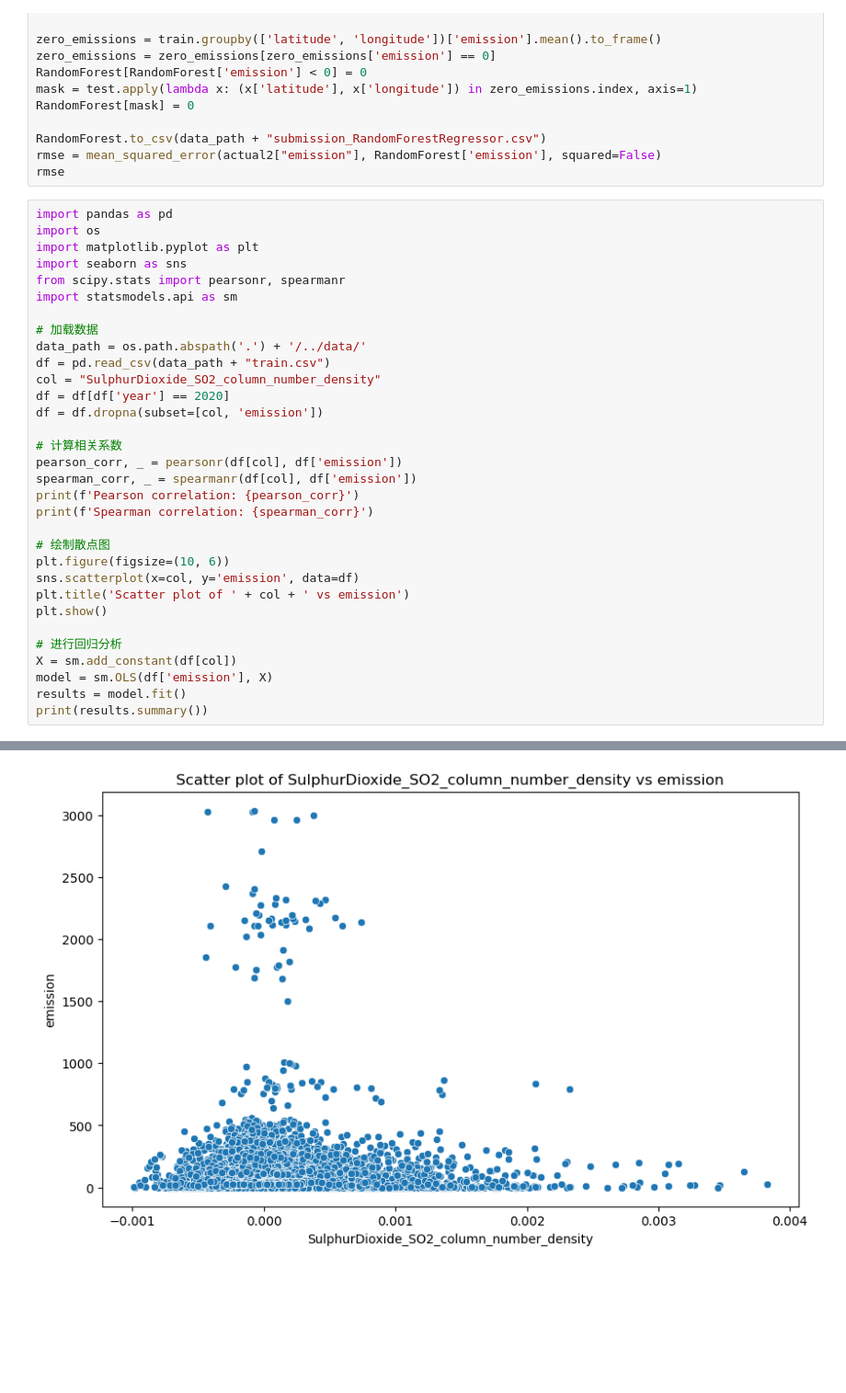
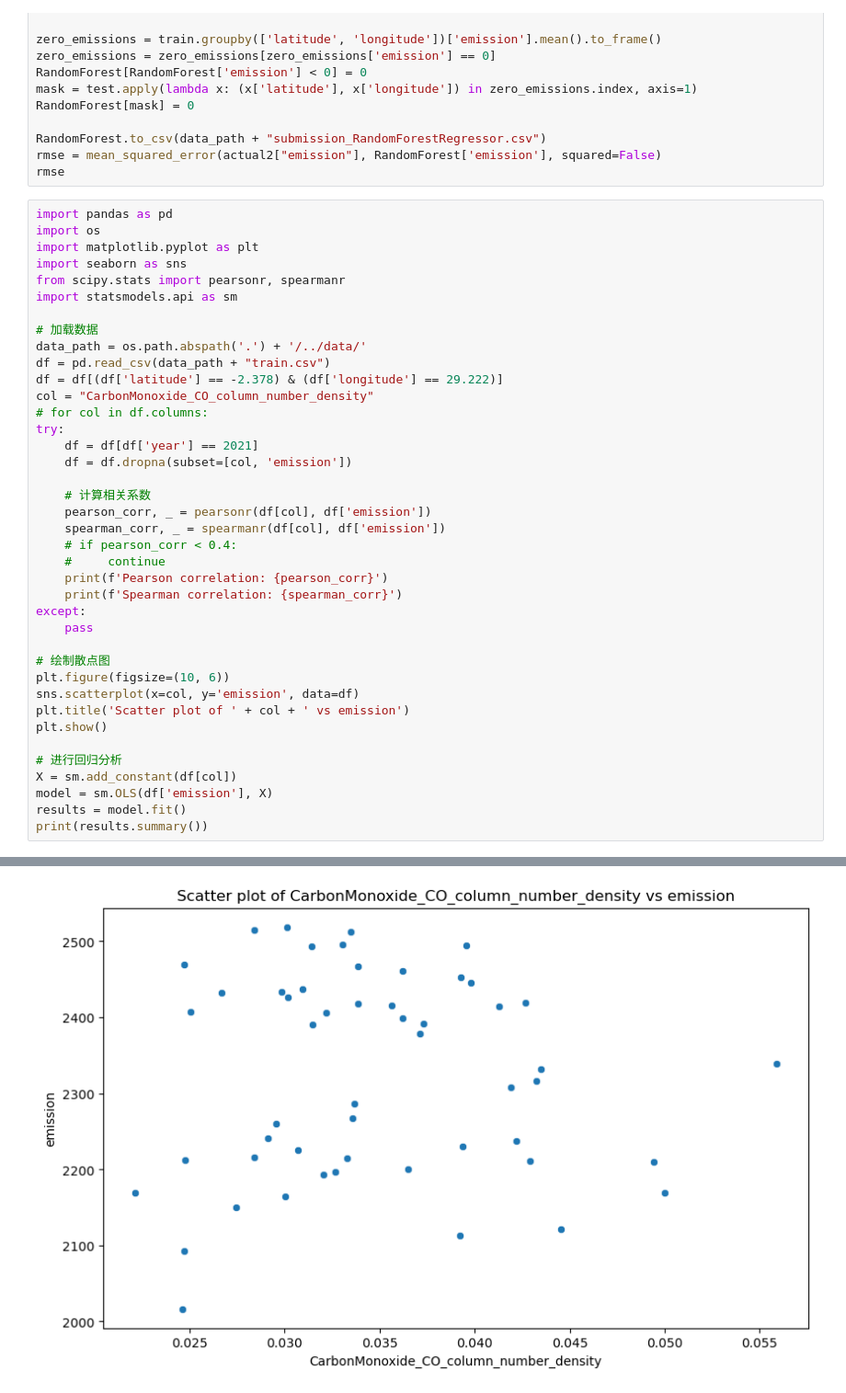
Before and after one commit to Lzzzzy4/2023fall-DataScience, a Jupyter notebook: src/main.ipynb, the cells around one changed output, grey strips where cells are left out. Shown at 92% size. Cells and saved outputs as stored; diff of their text form; blank space fills up the shorter version.

```diff
--- a/src/main.ipynb
+++ b/src/main.ipynb
@@ -214,15 +214,22 @@ import statsmodels.api as sm
 # 加载数据
 data_path = os.path.abspath('.') + '/../data/'
 df = pd.read_csv(data_path + "train.csv")
-col = "SulphurDioxide_SO2_column_number_density"
-df = df[df['year'] == 2020]
-df = df.dropna(subset=[col, 'emission'])
+df = df[(df['latitude'] == -2.378) & (df['longitude'] == 29.222)]
+col = "CarbonMonoxide_CO_column_number_density"
+# for col in df.columns:
+try:
+    df = df[df['year'] == 2021]
+    df = df.dropna(subset=[col, 'emission'])
 
-# 计算相关系数
-pearson_corr, _ = pearsonr(df[col], df['emission'])
-spearman_corr, _ = spearmanr(df[col], df['emission'])
-print(f'Pearson correlation: {pearson_corr}')
-print(f'Spearman correlation: {spearman_corr}')
+    # 计算相关系数
+    pearson_corr, _ = pearsonr(df[col], df['emission'])
+    spearman_corr, _ = spearmanr(df[col], df['emission'])
+    # if pearson_corr < 0.4:
+    #     continue
+    print(f'Pearson correlation: {pearson_corr}')
+    print(f'Spearman correlation: {spearman_corr}')
+except:
+    pass
 
 # 绘制散点图
 plt.figure(figsize=(10, 6))
@@ -241,4 +248,4 @@ Spearman correlation: -0.06904123013729443
-[figure, old version]
+[figure, new version]
                             OLS Regression Results
 ==============================================================================
 Dep. Variable:               emission   R-squared:                       0.000
```
Also changed, not shown: parts of 3 cells of this notebook, 6 other files.
